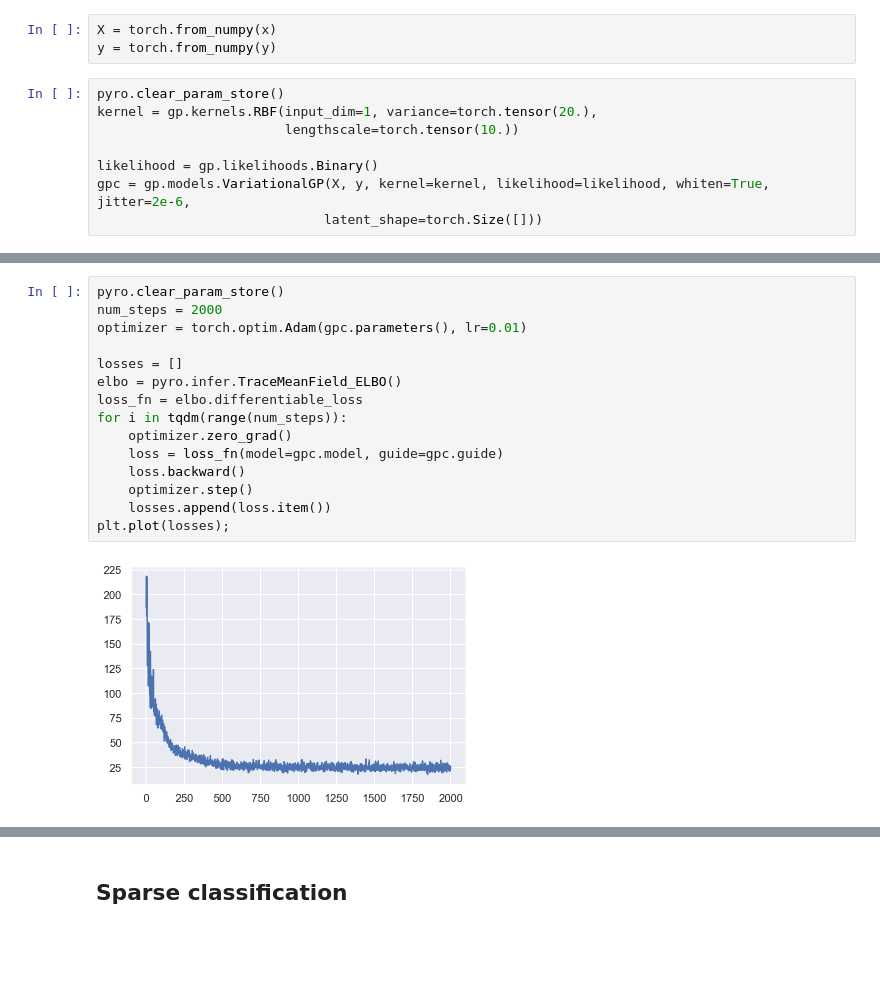
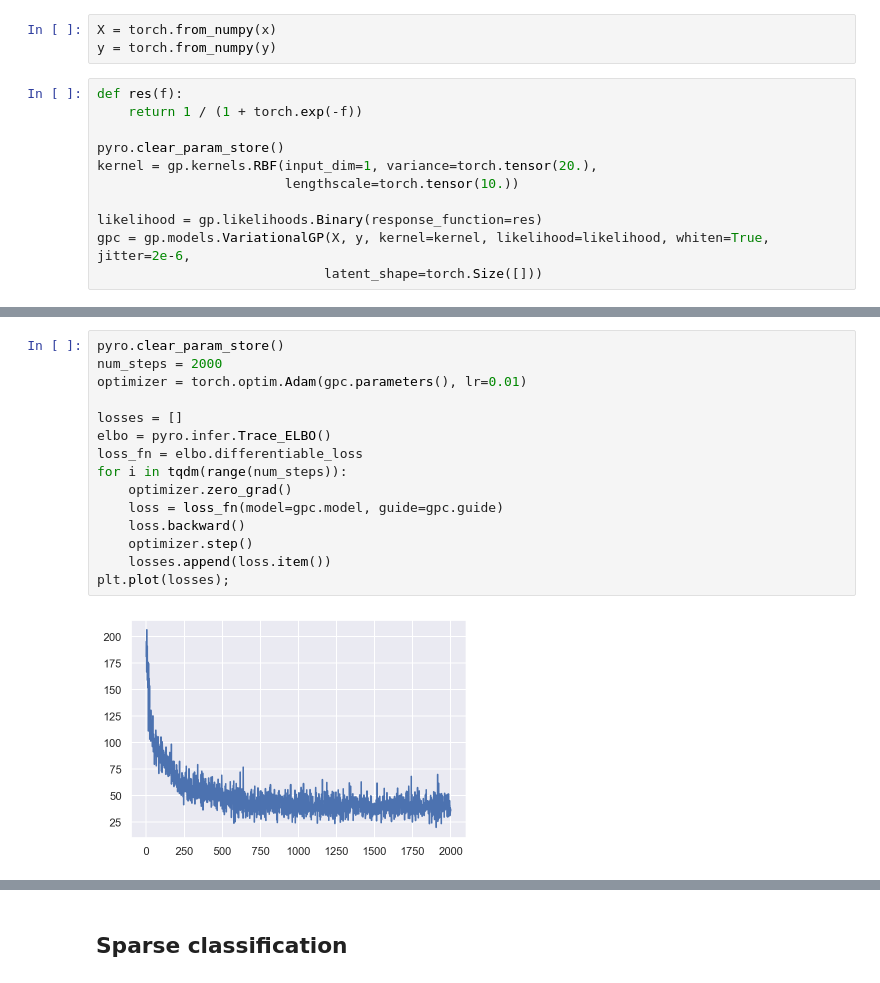
Before and after one commit to AurelienNioche/TransformedGP, a Jupyter notebook: pyro-gp-demo.ipynb, the cells around one changed output, grey strips where cells are left out. Cells and saved outputs as stored; diff of their text form; blank space fills up the shorter version.

```diff
--- a/pyro-gp-demo.ipynb
+++ b/pyro-gp-demo.ipynb
@@ -242,11 +242,14 @@ plt.scatter(x, f)
 X = torch.from_numpy(x)
 y = torch.from_numpy(y)
 # %%
+def res(f):
+    return 1 / (1 + torch.exp(-f))
+
 pyro.clear_param_store()
 kernel = gp.kernels.RBF(input_dim=1, variance=torch.tensor(20.),
                         lengthscale=torch.tensor(10.))
 
-likelihood = gp.likelihoods.Binary()
+likelihood = gp.likelihoods.Binary(response_function=res)
 gpc = gp.models.VariationalGP(X, y, kernel=kernel, likelihood=likelihood, whiten=True, jitter=2e-6,
                              latent_shape=torch.Size([]))
 # %%
@@ -265,20 +268,20 @@ plt.plot(x, f, 'kx')
 # %%
 pyro.clear_param_store()
 num_steps = 2000
 optimizer = torch.optim.Adam(gpc.parameters(), lr=0.01)
 
 losses = []
-elbo = pyro.infer.TraceMeanField_ELBO()
+elbo = pyro.infer.Trace_ELBO()
 loss_fn = elbo.differentiable_loss
 for i in tqdm(range(num_steps)):
     optimizer.zero_grad()
     loss = loss_fn(model=gpc.model, guide=gpc.guide)
     loss.backward()
     optimizer.step()
     losses.append(loss.item())
 plt.plot(losses);
 # %% [output]
-[figure, old version]
+[figure, new version]
 # %%
 x_test = x # np.linspace(-1, 6, 100)
 mean, cov = gpc(torch.from_numpy(x_test), full_cov=True)
```
Also changed, not shown: parts of 13 cells of this notebook, 12 other files.
